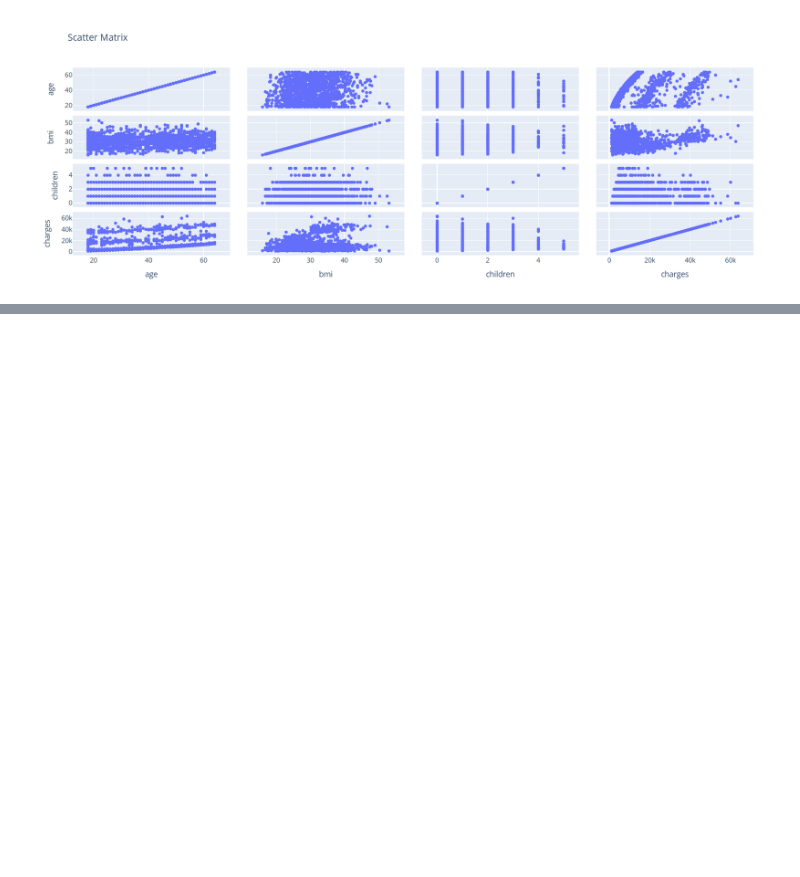
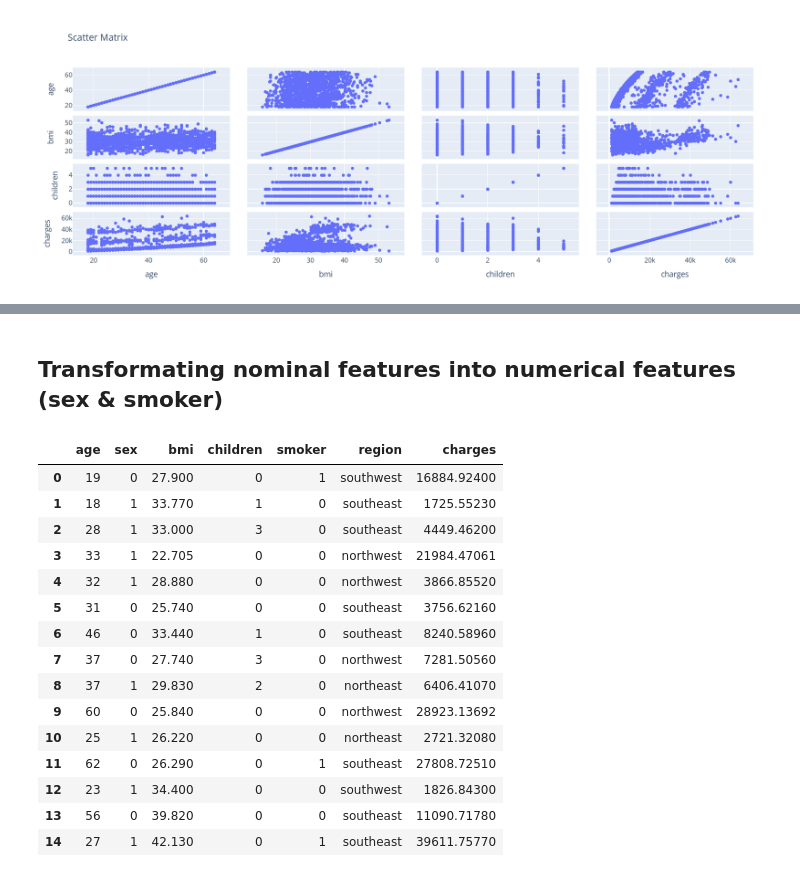
Before and after one commit to sonicmortis/Portfolio, a Jupyter notebook: Insurance/Insurance_Project.ipynb, the cells around one changed output, grey strips where cells are left out. Cells and saved outputs as stored; diff of their text form; code cells hidden in the pictures; blank space fills up the shorter version.

```diff
--- a/Insurance/Insurance_Project.ipynb
+++ b/Insurance/Insurance_Project.ipynb
@@ -144,3 +173,30 @@ fig.show()
+# %% [markdown]
+## Transformating nominal features into numerical features (sex & smoker)
+# %%
+from sklearn.preprocessing import LabelEncoder
+
+# Label Encoding untuk sex dan smoker
+df["sex"] = df["sex"].map({"female": 0, "male": 1})
+df["smoker"] = df["smoker"].map({"no": 0, "yes": 1})
+
+df.head(15)
+# %% [output]
+|  | age | sex | bmi | children | smoker | region | charges |
+| 0 | 19 | 0 | 27.900 | 0 | 1 | southwest | 16884.92400 |
+| 1 | 18 | 1 | 33.770 | 1 | 0 | southeast | 1725.55230 |
+| 2 | 28 | 1 | 33.000 | 3 | 0 | southeast | 4449.46200 |
+| 3 | 33 | 1 | 22.705 | 0 | 0 | northwest | 21984.47061 |
+| 4 | 32 | 1 | 28.880 | 0 | 0 | northwest | 3866.85520 |
+| 5 | 31 | 0 | 25.740 | 0 | 0 | southeast | 3756.62160 |
+| 6 | 46 | 0 | 33.440 | 1 | 0 | southeast | 8240.58960 |
+| 7 | 37 | 0 | 27.740 | 3 | 0 | northwest | 7281.50560 |
+| 8 | 37 | 1 | 29.830 | 2 | 0 | northeast | 6406.41070 |
+| 9 | 60 | 0 | 25.840 | 0 | 0 | northwest | 28923.13692 |
+| 10 | 25 | 1 | 26.220 | 0 | 0 | northeast | 2721.32080 |
+| 11 | 62 | 0 | 26.290 | 0 | 1 | southeast | 27808.72510 |
+| 12 | 23 | 1 | 34.400 | 0 | 0 | southwest | 1826.84300 |
+| 13 | 56 | 0 | 39.820 | 0 | 0 | southeast | 11090.71780 |
+| 14 | 27 | 1 | 42.130 | 0 | 1 | southeast | 39611.75770 |
 # %%
 from sklearn.preprocessing import LabelEncoder
 
```
Also changed, not shown: parts of 7 cells of this notebook.
